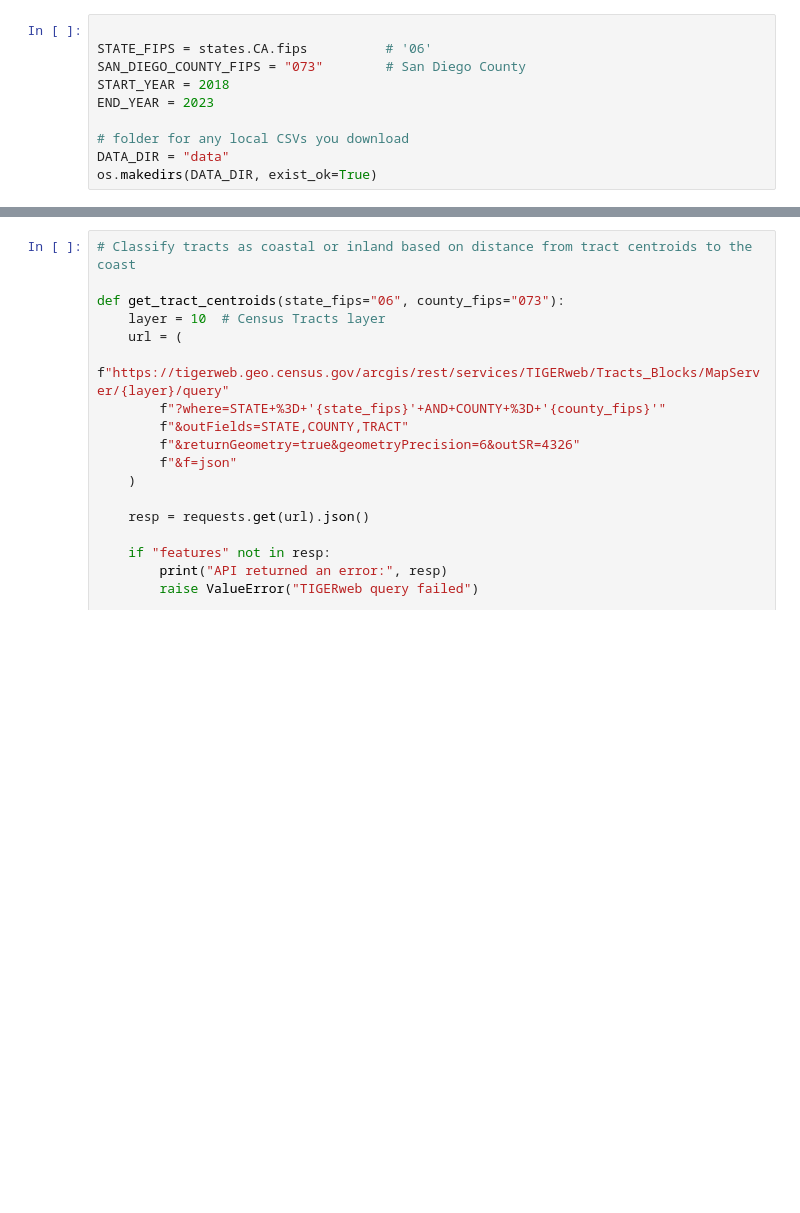
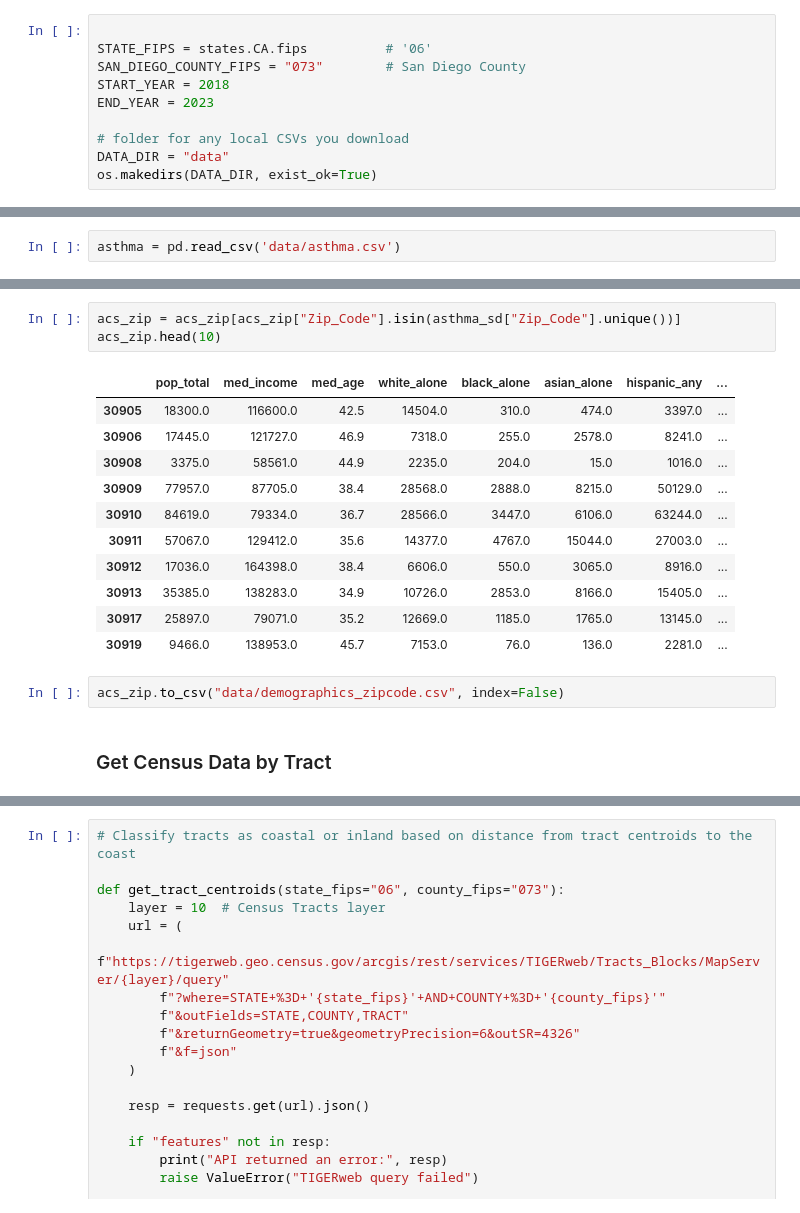
Before and after one commit to ikrvb1/Bridging-Air-Quality-and-Public-Health-in-San-Diego---DSC190, a Jupyter notebook: demographics.ipynb, the cells around one changed output, grey strips where cells are left out. Cells and saved outputs as stored; diff of their text form; blank space fills up the shorter version.

```diff
--- a/demographics.ipynb
+++ b/demographics.ipynb
@@ -71,0 +84,2 @@ acs.head()
+# %%
+asthma = pd.read_csv('data/asthma.csv')
@@ -71,0 +95,19 @@ acs.head()
+# %%
+acs_zip = acs_zip[acs_zip["Zip_Code"].isin(asthma_sd["Zip_Code"].unique())]
+acs_zip.head(10)
+# %% [output]
+|  | pop_total | med_income | med_age | white_alone | black_alone | asian_alone | hispanic_any | ... |
+| 30905 | 18300.0 | 116600.0 | 42.5 | 14504.0 | 310.0 | 474.0 | 3397.0 | ... |
+| 30906 | 17445.0 | 121727.0 | 46.9 | 7318.0 | 255.0 | 2578.0 | 8241.0 | ... |
+| 30908 | 3375.0 | 58561.0 | 44.9 | 2235.0 | 204.0 | 15.0 | 1016.0 | ... |
+| 30909 | 77957.0 | 87705.0 | 38.4 | 28568.0 | 2888.0 | 8215.0 | 50129.0 | ... |
+| 30910 | 84619.0 | 79334.0 | 36.7 | 28566.0 | 3447.0 | 6106.0 | 63244.0 | ... |
+| 30911 | 57067.0 | 129412.0 | 35.6 | 14377.0 | 4767.0 | 15044.0 | 27003.0 | ... |
+| 30912 | 17036.0 | 164398.0 | 38.4 | 6606.0 | 550.0 | 3065.0 | 8916.0 | ... |
+| 30913 | 35385.0 | 138283.0 | 34.9 | 10726.0 | 2853.0 | 8166.0 | 15405.0 | ... |
+| 30917 | 25897.0 | 79071.0 | 35.2 | 12669.0 | 1185.0 | 1765.0 | 13145.0 | ... |
+| 30919 | 9466.0 | 138953.0 | 45.7 | 7153.0 | 76.0 | 136.0 | 2281.0 | ... |
+# %%
+acs_zip.to_csv("data/demographics_zipcode.csv", index=False)
+# %% [markdown]
+### Get Census Data by Tract
```
Also changed, not shown: parts of 6 cells of this notebook, 2 other files.
